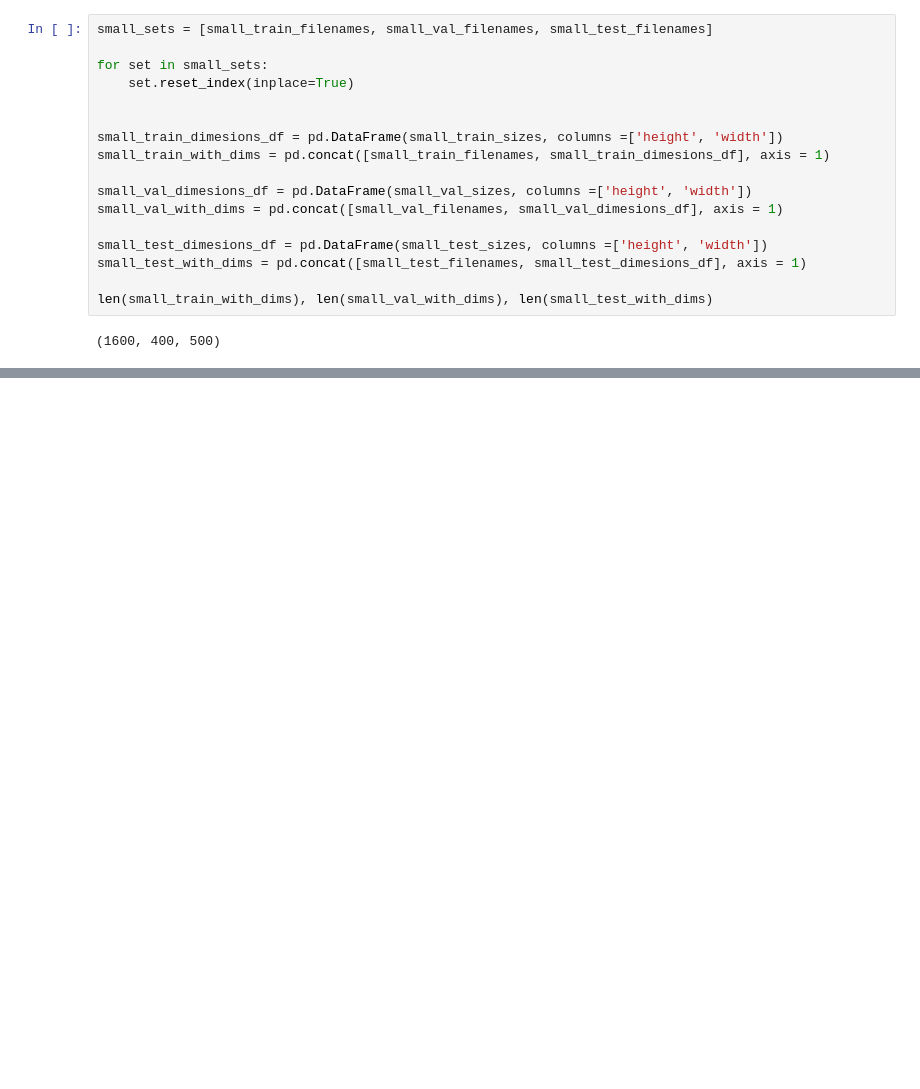
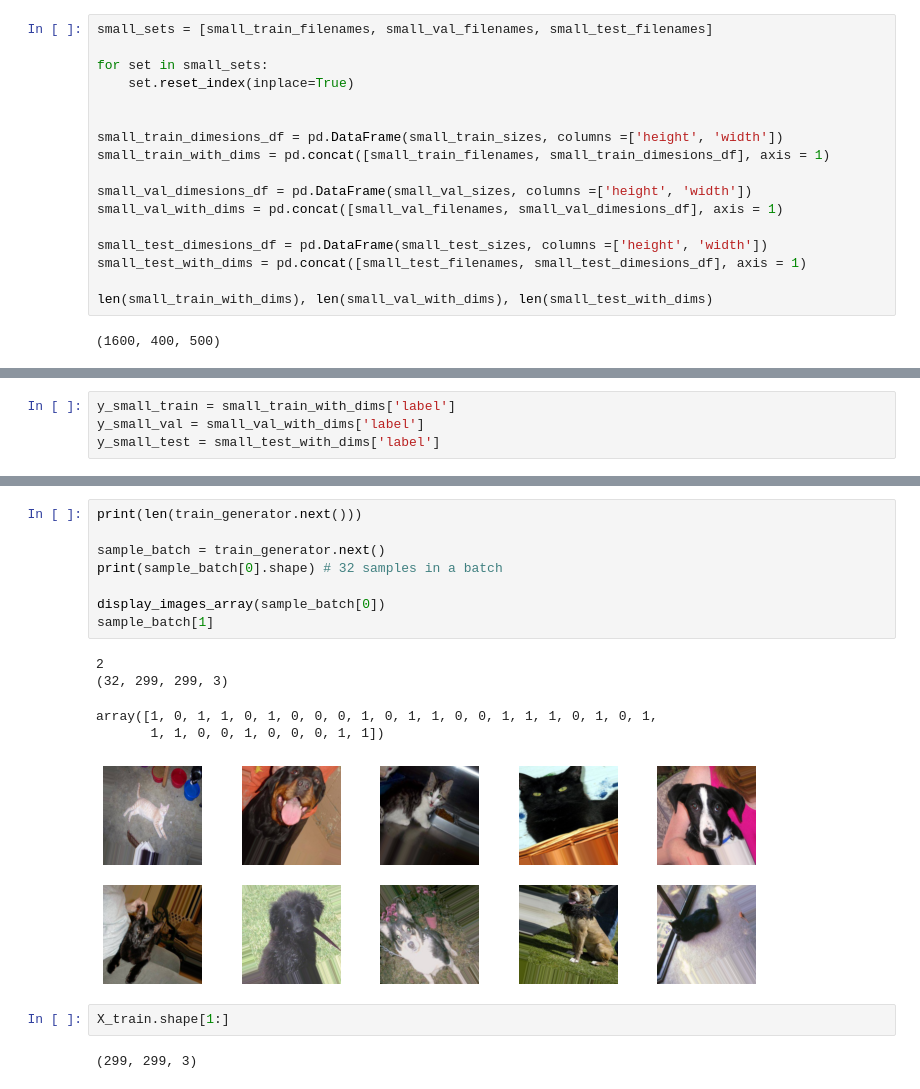
Before and after one commit to Lelelass/Deep-Learning-21, a Jupyter notebook: Labb/lab.ipynb, the cells around one changed output, grey strips where cells are left out. Saved outputs shown, nothing was run; the diff lists cells and outputs as text; blank space fills up the shorter version.

```diff
--- a/Labb/lab.ipynb
+++ b/Labb/lab.ipynb
@@ -179,0 +163,4 @@ Name: label, Length: 497, dtype: int64
+# %%
+y_small_train = small_train_with_dims['label']
+y_small_val = small_val_with_dims['label']
+y_small_test = small_test_with_dims['label']
@@ -179,0 +241,18 @@ Name: label, Length: 497, dtype: int64
+# %%
+print(len(train_generator.next()))
+
+sample_batch = train_generator.next()
+print(sample_batch[0].shape) # 32 samples in a batch
+
+display_images_array(sample_batch[0])
+sample_batch[1]
+# %% [output]
+2
+(32, 299, 299, 3)
+array([1, 0, 1, 1, 0, 1, 0, 0, 0, 1, 0, 1, 1, 0, 0, 1, 1, 1, 0, 1, 0, 1,
+       1, 1, 0, 0, 1, 0, 0, 0, 1, 1])
+[figure, added]
+# %%
+X_train.shape[1:]
+# %% [output]
+(299, 299, 3)
```
Also changed, not shown: parts of 26 cells of this notebook.
